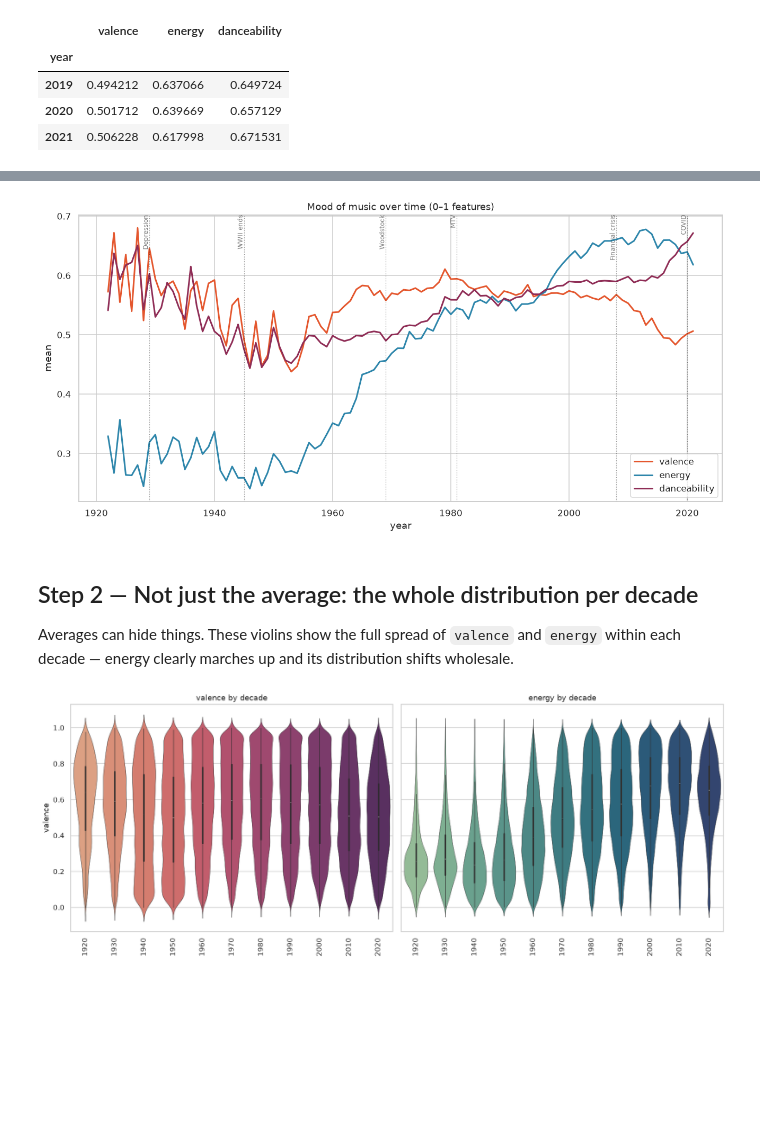
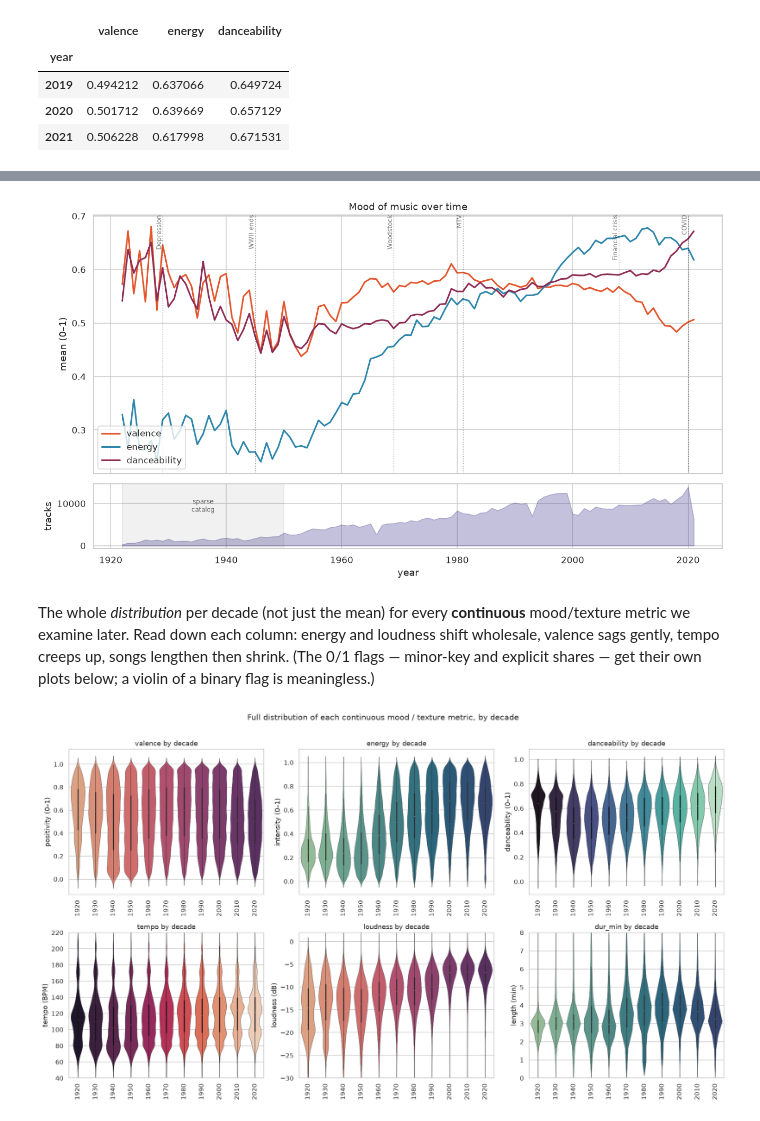
Before and after one commit to Jesse-Ahlbrecht/spotify-tracks, a Jupyter notebook: notebooks/03_mood_over_time.ipynb, the cells around one changed output, grey strips where cells are left out. Drawn from its saved outputs; the diff is of its cells as text; code cells hidden in the pictures; blank space fills up the shorter version.

```diff
--- a/notebooks/03_mood_over_time.ipynb
+++ b/notebooks/03_mood_over_time.ipynb
@@ -12,9 +22,11 @@ import seaborn as sns
 sns.set_theme(style='whitegrid', context='notebook')
 plt.rcParams['figure.dpi'] = 110
 from common import load_genre, load_timeline, AUDIO, zscore
+from common import attach_genre, load_misery, load_sentiment   # used only in this notebook
 df = load_timeline()
 EVENTS = {1929:'Depression', 1945:'WWII ends', 1969:'Woodstock', 1981:'MTV',
           2008:'Financial crisis', 2020:'COVID'}
+n_by_year = df.groupby('year').size()
 yr = df.groupby('year')[['valence','energy','danceability']].mean()
 yr.tail(3)
 # %% [output]
@@ -28,25 +41,40 @@ yr.tail(3)
 # %%
-plt.figure(figsize=(12, 6))
+fig, (ax, axn) = plt.subplots(2, 1, figsize=(12, 6.8), sharex=True,
+                              gridspec_kw={'height_ratios': [4, 1]})
 for f, c in [('valence','#e4572e'), ('energy','#2e86ab'), ('danceability','#8f2d56')]:
-    plt.plot(yr.index, yr[f], label=f, color=c, lw=2)
+    ax.plot(yr.index, yr[f], label=f, color=c, lw=2)
+top = ax.get_ylim()[1]
 for y0, name in EVENTS.items():
-    plt.axvline(y0, color='k', ls=':', lw=.8, alpha=.5)
-    plt.text(y0, plt.ylim()[1], name, rotation=90, va='top', ha='right', fontsize=8, alpha=.6)
-plt.title('Mood of music over time (0–1 features)')
-plt.xlabel('year'); plt.ylabel('mean'); plt.legend(); plt.tight_layout(); plt.show()
+    ax.axvline(y0, color='k', ls=':', lw=.8, alpha=.5)
+    ax.text(y0, top, name, rotation=90, va='top', ha='right', fontsize=8, alpha=.6)
+ax.set_ylabel('mean (0–1)'); ax.legend(loc='lower left')
+ax.set_title('Mood of music over time')
+axn.fill_between(n_by_year.index, n_by_year.values, color='#3d348b', alpha=.3)
+axn.axvspan(df.year.min(), 1950, color='k', alpha=.06)
+axn.text(1936, axn.get_ylim()[1]*.55, 'sparse\ncatalog', fontsize=8, ha='center', alpha=.7)
+axn.set_ylabel('tracks'); axn.set_xlabel('year'); plt.tight_layout(); plt.show()
 # %% [output]
-[figure, old version]
+[figure, new version]
-# %% [markdown]
-## Step 2 — Not just the average: the whole distribution per decade
-Averages can hide things. These violins show the full spread of `valence` and `energy` within each decade — energy clearly marches up and its distribution shifts wholesale.
+# %% [markdown]
+The whole *distribution* per decade (not just the mean) for every **continuous** mood/texture metric we examine later. Read down each column: energy and loudness shift wholesale, valence sags gently, tempo creeps up, songs lengthen then shrink. (The 0/1 flags — minor-key and explicit shares — get their own plots below; a violin of a binary flag is meaningless.)
 # %%
-dv = df.assign(decade=df.decade.astype(str))
+dv = df.assign(decade=df.decade.astype(str), dur_min=df.duration_ms/60000)
 order = [str(d) for d in sorted(df.decade.unique())]
-fig, axes = plt.subplots(1, 2, figsize=(15, 6), sharey=True)
-for ax, f, cmap in [(axes[0],'valence','flare'), (axes[1],'energy','crest')]:
+panels = [('valence','flare','positivity (0–1)', None),
+          ('energy','crest','intensity (0–1)', None),
+          ('danceability','mako','danceability (0–1)', None),
+          ('tempo','rocket','tempo (BPM)', (40, 220)),
+          ('loudness','flare','loudness (dB)', (-30, 2)),
+          ('dur_min','crest','length (min)', (0, 8))]
+fig, axes = plt.subplots(2, 3, figsize=(17, 9.5))
+for ax, (f, cmap, ylab, ylim) in zip(axes.ravel(), panels):
     sns.violinplot(dv, x='decade', y=f, order=order, ax=ax, hue='decade', hue_order=order,
-                   legend=False, density_norm='width', linewidth=.5, palette=cmap)
-    ax.set_title(f'{f} by decade'); ax.set_xlabel(''); ax.tick_params(axis='x', rotation=90)
+                   legend=False, density_norm='width', linewidth=.4, palette=cmap)
+    ax.set_title(f'{f} by decade'); ax.set_xlabel(''); ax.set_ylabel(ylab)
+    if ylim: ax.set_ylim(*ylim)
+    ax.tick_params(axis='x', rotation=90)
+fig.suptitle('Full distribution of each continuous mood / texture metric, by decade',
+             y=1.01, fontsize=14)
 plt.tight_layout(); plt.show()
 # %% [output]
-[figure, old version]
+[figure, new version]
```
Also changed, not shown: parts of 28 cells of this notebook, 6 other files.
